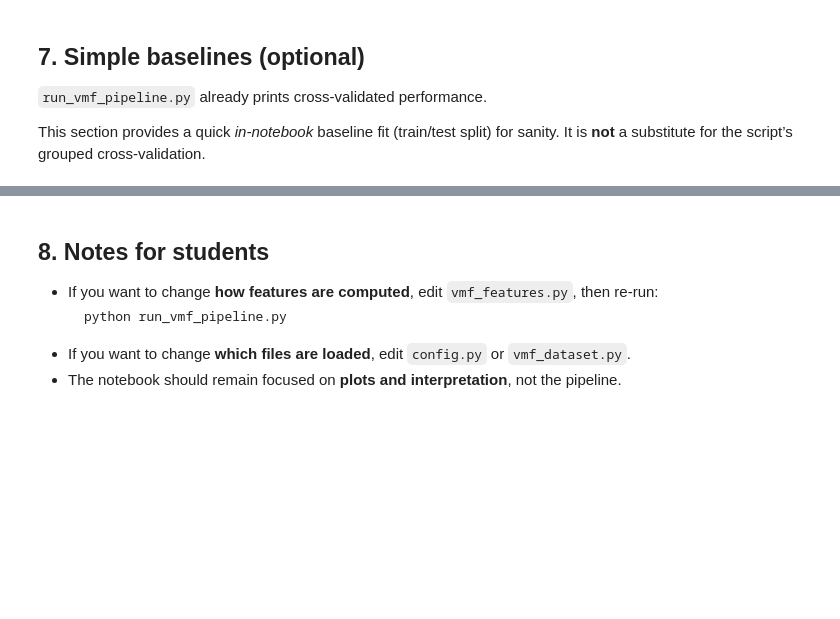
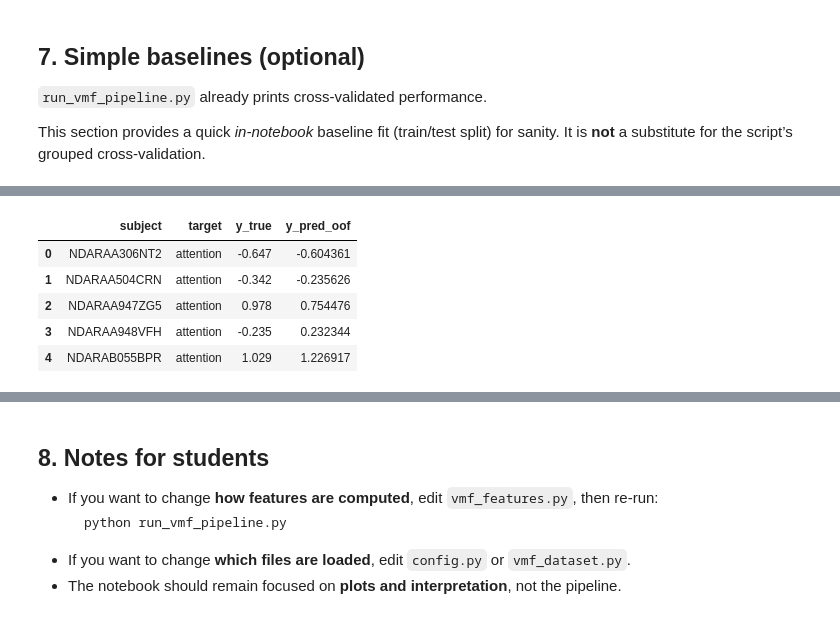
Before and after one commit to navidbahadoran/EEG-Research, a Jupyter notebook: notebooks/00_vmf_results.ipynb, the cells around one changed output, grey strips where cells are left out. Drawn from its saved outputs; the diff is of its cells as text; code cells hidden in the pictures; blank space fills up the shorter version.

```diff
--- a/notebooks/00_vmf_results.ipynb
+++ b/notebooks/00_vmf_results.ipynb
@@ -210,0 +378,10 @@ for target in targets:
+# %%
+pred = pd.read_csv("../outputs/stageA_oof_predictions.csv")
+pred.head()
+# %% [output]
+|  | subject | target | y_true | y_pred_oof |
+| 0 | NDARAA306NT2 | attention | -0.647 | -0.604361 |
+| 1 | NDARAA504CRN | attention | -0.342 | -0.235626 |
+| 2 | NDARAA947ZG5 | attention | 0.978 | 0.754476 |
+| 3 | NDARAA948VFH | attention | -0.235 | 0.232344 |
+| 4 | NDARAB055BPR | attention | 1.029 | 1.226917 |
```
Also changed, not shown: parts of 13 cells of this notebook, 5 other files.
